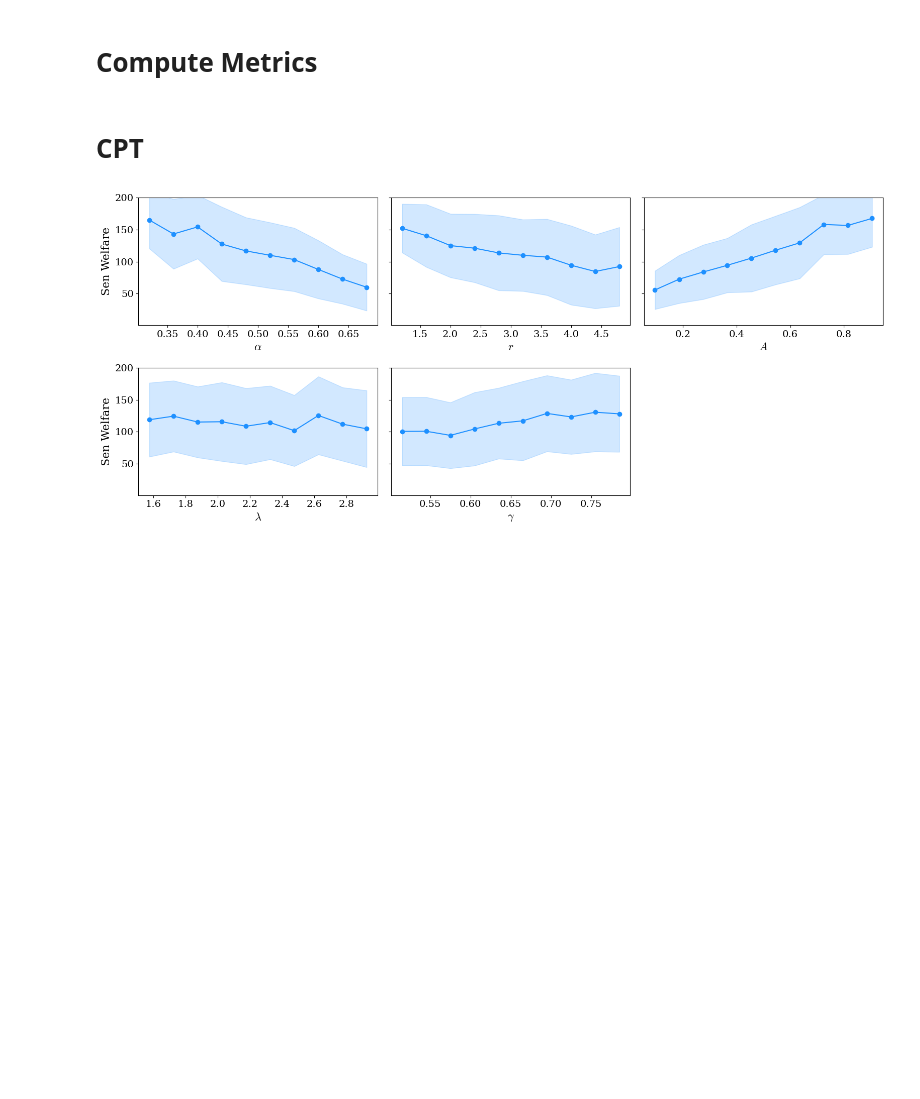
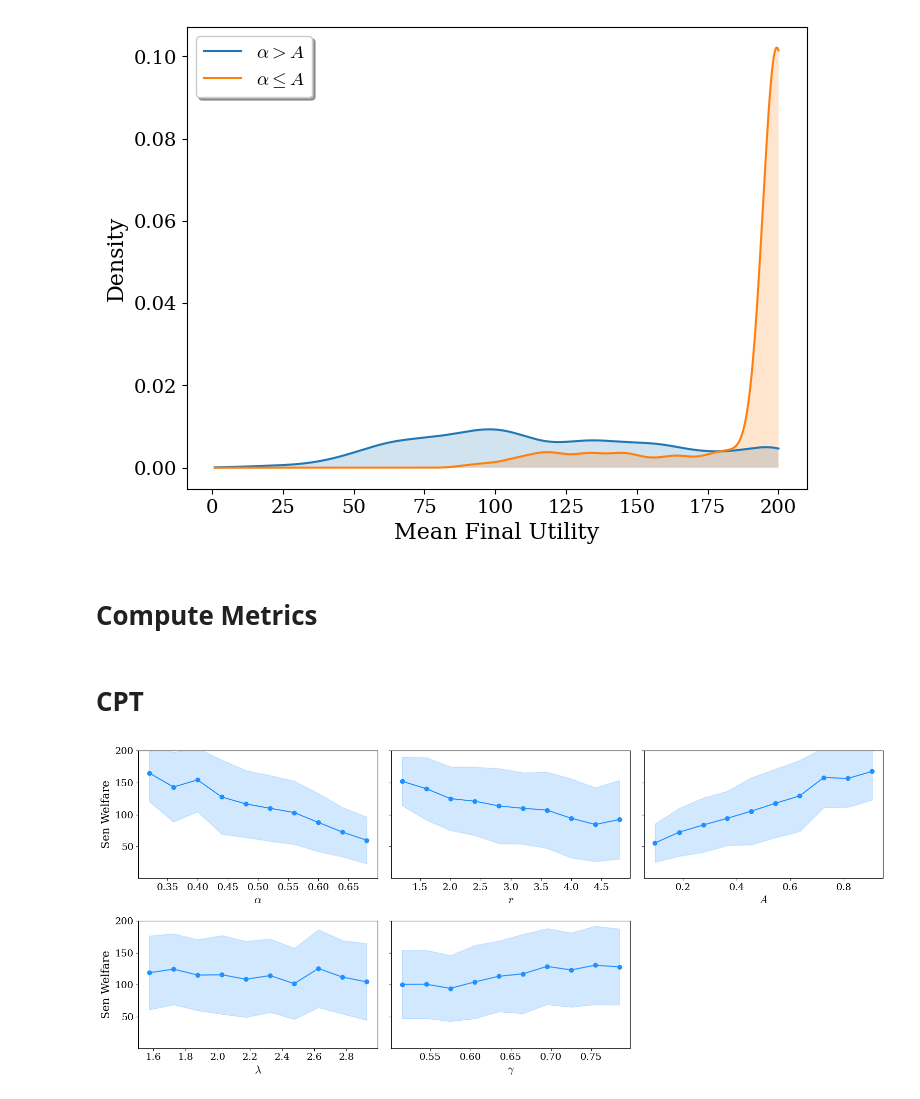
Before and after one commit to charlesaugdupont/cognitive-biases-endogenous-volatility, a Jupyter notebook: notebooks/sen_welfare.ipynb, the cells around one changed output. Saved outputs shown, nothing was run; the diff lists cells and outputs as text; code cells hidden in the pictures; blank space fills up the shorter version.

```diff
--- a/notebooks/sen_welfare.ipynb
+++ b/notebooks/sen_welfare.ipynb
@@ -33,3 +82,29 @@ plt.rc("font", family="serif")
+# %%
+group1 = []
+group2 = []
+for i,row in enumerate(data):
+    if row[0] > row[2]:
+        group1.append(U[i])
+    else:
+        group2.append(U[i])
+
+
+labels = [r"$\alpha>A$", r"$\alpha\leq A$"]
+for i,g in enumerate([group1, group2]):
+    kde = gaussian_kde(g, bw_method=0.2)
+    x_vals = np.linspace(1, 200, 500)
+    y_vals = kde(x_vals)
+    y_vals /= np.trapz(y_vals, x_vals)
+    plt.plot(x_vals, y_vals, label=labels[i], lw=1.5)
+    plt.fill_between(x_vals, y_vals, alpha=0.2)
+
+plt.legend(shadow=True)
+plt.xlabel("Mean Final Utility")
+plt.ylabel("Density")
+plt.savefig("../figures/alpha_A_eut_bifurcation.pdf", bbox_inches="tight")
+plt.show()
+# %% [output]
+[figure, added]
 # %% [markdown]
 # Compute Metrics
 # %%
```
Also changed, not shown: parts of 4 cells of this notebook.
